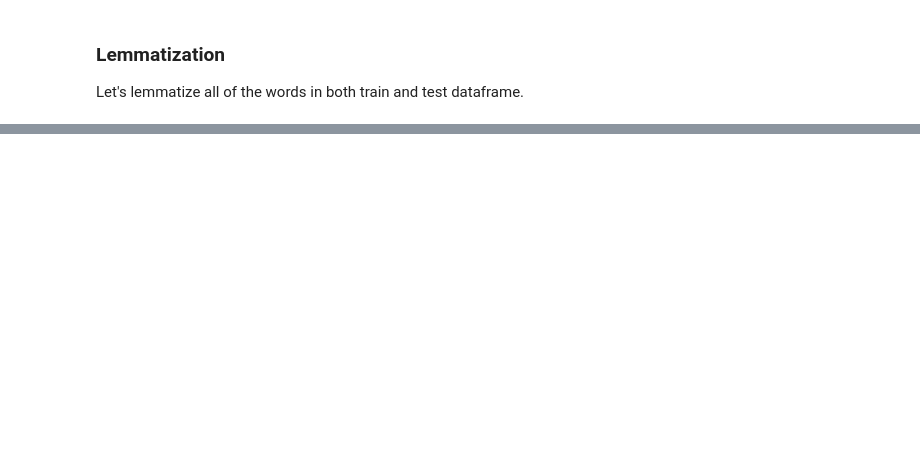
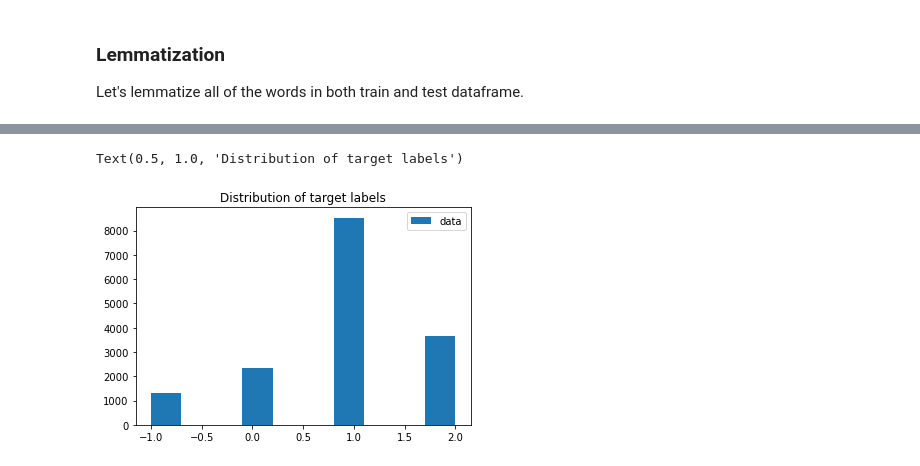
Before and after one commit to moraboitumelo/Classification-Team-AM1, a Jupyter notebook: Classification_AM1_DSFT21.ipynb, the cells around one changed output, grey strips where cells are left out. Saved outputs shown, nothing was run; the diff lists cells and outputs as text; code cells hidden in the pictures; blank space fills up the shorter version.

```diff
--- a/Classification_AM1_DSFT21.ipynb
+++ b/Classification_AM1_DSFT21.ipynb
@@ -240,0 +322,8 @@ train_df['message'][122]
+# %%
+# Visualizing the distribution of the target labels
+plt.hist(train_df['sentiment'], label='data');
+plt.legend();
+plt.title('Distribution of target labels')
+# %% [output]
+Text(0.5, 1.0, 'Distribution of target labels')
+[figure, added]
```
Also changed, not shown: parts of 67 cells of this notebook.
